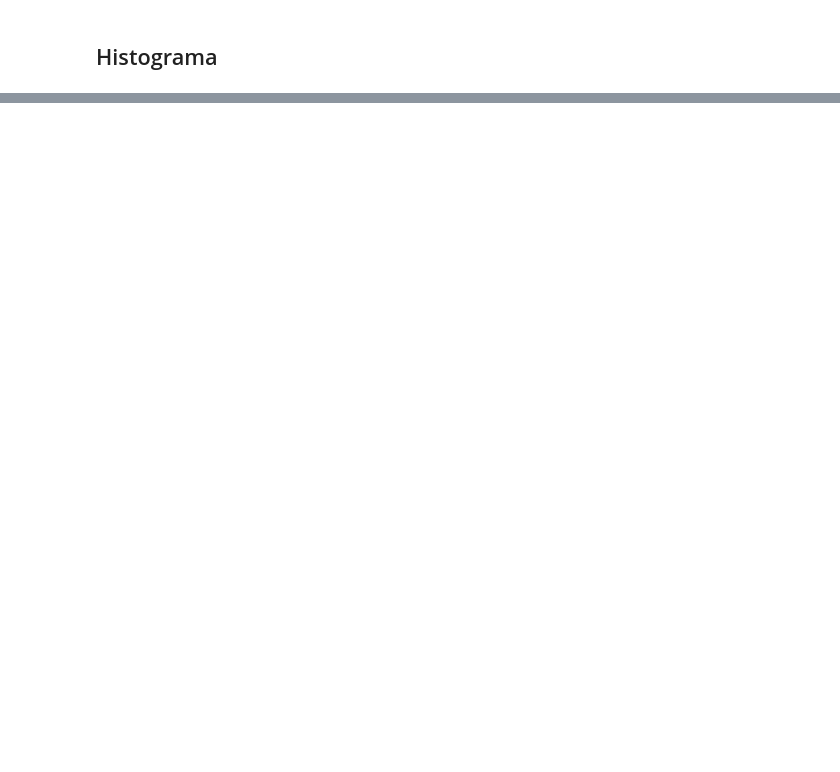
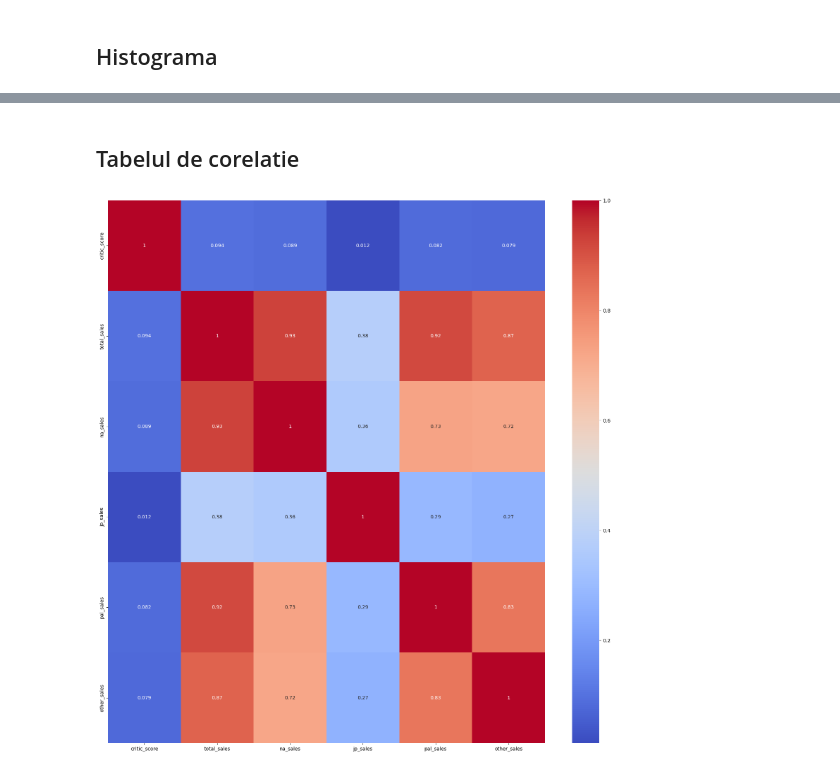
Before and after one commit to eduhaidu/video-game-sales, a Jupyter notebook: video-game-sales.ipynb, the cells around one changed output, grey strips where cells are left out. Saved outputs shown, nothing was run; the diff lists cells and outputs as text; code cells hidden in the pictures; blank space fills up the shorter version.

```diff
--- a/video-game-sales.ipynb
+++ b/video-game-sales.ipynb
@@ -131,0 +100,11 @@ plt.show()
+# %% [markdown]
+## Tabelul de corelatie
+# %%
+numeric_df = ds.select_dtypes(include=[np.number])
+
+correlation = numeric_df.corr()
+plt.figure(figsize=(20,20))
+sns.heatmap(correlation,annot=True, cmap='coolwarm')
+plt.show()
+# %% [output]
+[figure, added]
```
Also changed, not shown: parts of 10 cells of this notebook.
